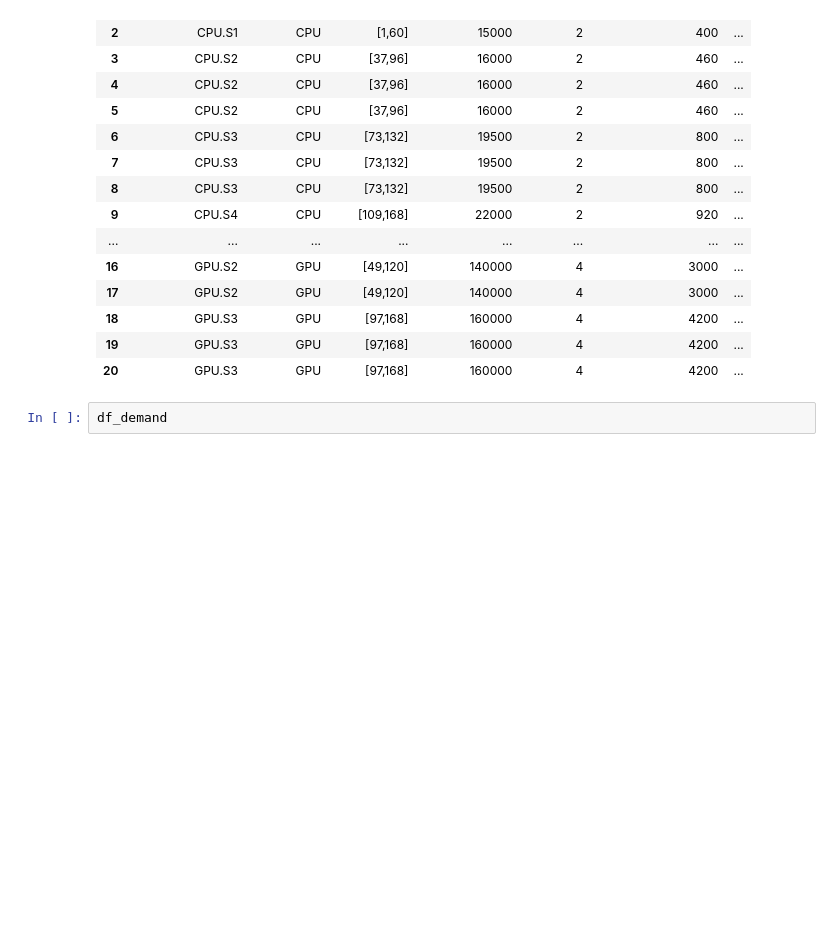
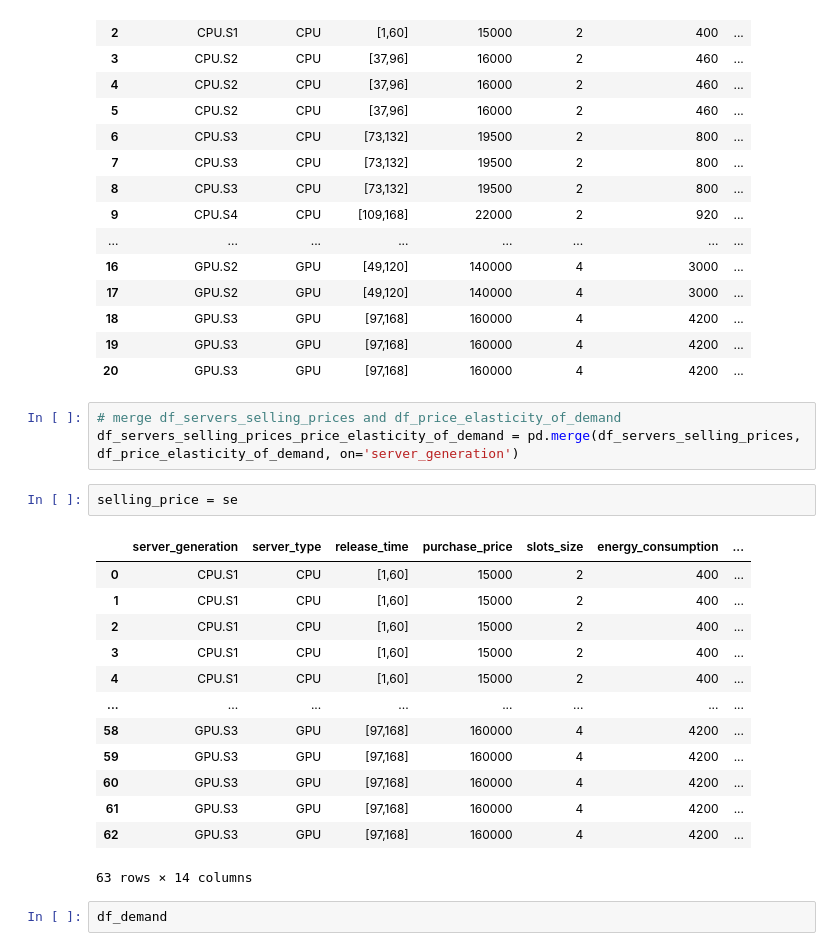
Before and after one commit to wowthecoder/HuaweiTechArena, a Jupyter notebook: experiment.ipynb, the cells around one changed output. Cells and saved outputs as stored; diff of their text form; blank space fills up the shorter version.

```diff
--- a/experiment.ipynb
+++ b/experiment.ipynb
@@ -105,6 +97,25 @@ df_servers_selling_prices
 | 18 | GPU.S3 | GPU | [97,168] | 160000 | 4 | 4200 | ... |
 | 19 | GPU.S3 | GPU | [97,168] | 160000 | 4 | 4200 | ... |
 | 20 | GPU.S3 | GPU | [97,168] | 160000 | 4 | 4200 | ... |
+# %%
+# merge df_servers_selling_prices and df_price_elasticity_of_demand
+df_servers_selling_prices_price_elasticity_of_demand = pd.merge(df_servers_selling_prices, df_price_elasticity_of_demand, on='server_generation')
+# %%
+selling_price = se
+# %% [output]
+|  | server_generation | server_type | release_time | purchase_price | slots_size | energy_consumption | ... |
+| 0 | CPU.S1 | CPU | [1,60] | 15000 | 2 | 400 | ... |
+| 1 | CPU.S1 | CPU | [1,60] | 15000 | 2 | 400 | ... |
+| 2 | CPU.S1 | CPU | [1,60] | 15000 | 2 | 400 | ... |
+| 3 | CPU.S1 | CPU | [1,60] | 15000 | 2 | 400 | ... |
+| 4 | CPU.S1 | CPU | [1,60] | 15000 | 2 | 400 | ... |
+| ... | ... | ... | ... | ... | ... | ... | ... |
+| 58 | GPU.S3 | GPU | [97,168] | 160000 | 4 | 4200 | ... |
+| 59 | GPU.S3 | GPU | [97,168] | 160000 | 4 | 4200 | ... |
+| 60 | GPU.S3 | GPU | [97,168] | 160000 | 4 | 4200 | ... |
+| 61 | GPU.S3 | GPU | [97,168] | 160000 | 4 | 4200 | ... |
+| 62 | GPU.S3 | GPU | [97,168] | 160000 | 4 | 4200 | ... |
+63 rows × 14 columns
 # %%
 df_demand
 # %% [output]
```
Also changed, not shown: parts of 19 cells of this notebook, 3 other files.
